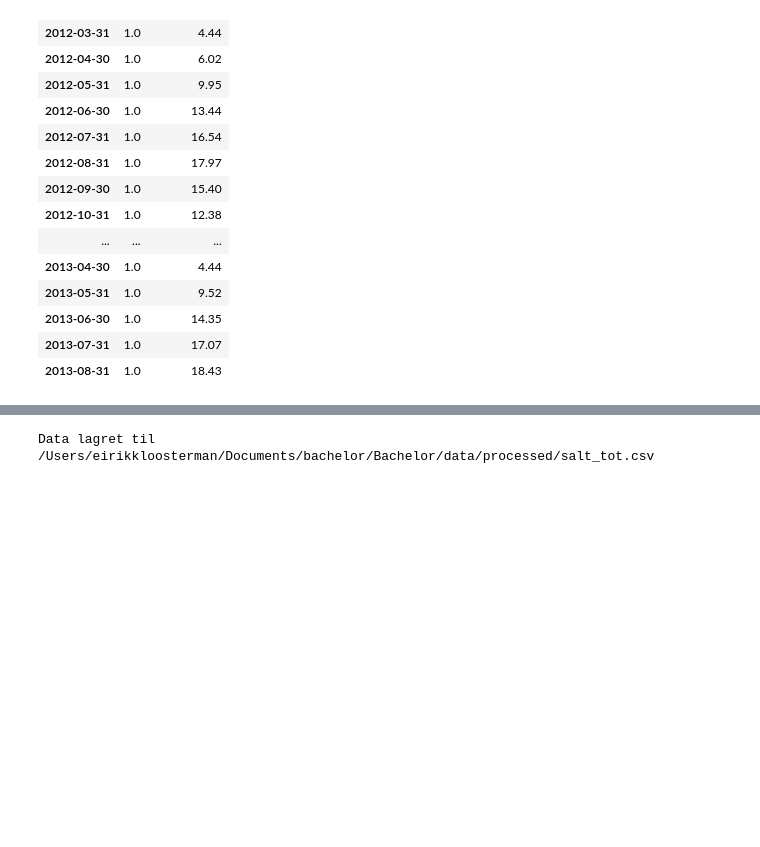
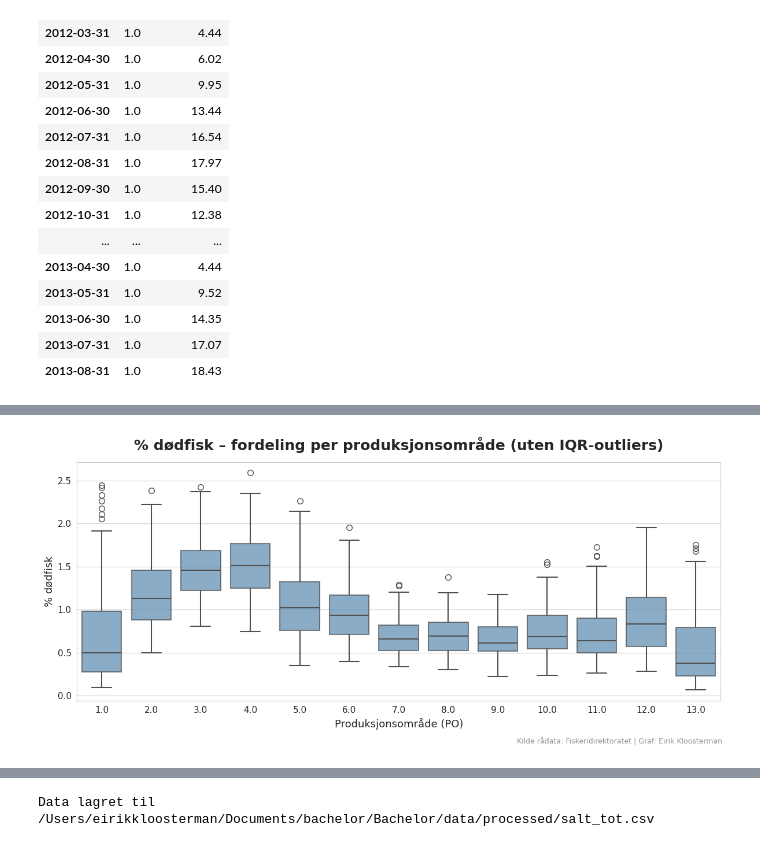
Before and after one commit to kavlikaviar/Bachelor, a Jupyter notebook: dataframe_samlet.ipynb, the cells around one changed output, grey strips where cells are left out. Saved outputs shown, nothing was run; the diff lists cells and outputs as text; code cells hidden in the pictures; blank space fills up the shorter version.

```diff
--- a/dataframe_samlet.ipynb
+++ b/dataframe_samlet.ipynb
@@ -281,7 +281,19 @@ df_biostat.rename(columns={'PO_KODE': 'PO'}, inplace=True)
 df_biostat = df_biostat.drop(columns=['ÅR', 'MÅNED_KODE', 'MÅNED', 'PO_NAVN', 'UTSETTSÅR', 'ARTSID',"UTSETT_SMOLT_STK", 'UTSETT_SMOLT_STK_MINDRE_ENN_500G', 'UTTAK_STK', 'UTTAK_KG', 'UTTAK_SLØYD_KG', 'UTTAK_HODEKAPPET_KG', 'UTTAK_RUNDVEKT_KG', 'UTKAST_STK', 'RØMMING_STK', 'ANDRE_STK'])
 
 #legger til %dødfisk som kolonne
+df_biostat = df_biostat.groupby(['Dato', 'PO'], as_index=False).agg({
+    'BEHFISK_STK': 'sum',
+    'BIOMASSE_KG': 'sum',
+    'FORFORBRUK_KG': 'sum',
+    'DØDFISK_STK': 'sum'
+})
+
+# Fjern rader der BEHFISK_STK er 0 eller NaN (unngå deling på null)
+df_biostat = df_biostat[df_biostat['BEHFISK_STK'] > 0]
+
+# Regn ut % Dødfisk
 df_biostat['% Dødfisk'] = df_biostat['DØDFISK_STK'] / df_biostat['BEHFISK_STK'] * 100
+
 
 #legger til tetthet i PO som kolonne km^2
 arealPO1 = 4598
@@ -311,38 +323,106 @@ df_biostat.loc[df_biostat['PO'] == 7, 'Tetthet'] = df_biostat['BIOMASSE_KG'] / a
 df_biostat.loc[df_biostat['PO'] == 8, 'Tetthet'] = df_biostat['BIOMASSE_KG'] / arealPO8
 df_biostat.loc[df_biostat['PO'] == 9, 'Tetthet'] = df_biostat['BIOMASSE_KG'] / arealPO9
 df_biostat.loc[df_biostat['PO'] == 10, 'Tetthet'] = df_biostat['BIOMASSE_KG'] / arealPO10
 df_biostat.loc[df_biostat['PO'] == 11, 'Tetthet'] = df_biostat['BIOMASSE_KG'] / arealPO11
 df_biostat.loc[df_biostat['PO'] == 12, 'Tetthet'] = df_biostat['BIOMASSE_KG'] / arealPO12
 df_biostat.loc[df_biostat['PO'] == 13, 'Tetthet'] = df_biostat['BIOMASSE_KG'] / arealPO13
 
 #samle data når ett PO har flere rader i samme måned
 df_biostat = df_biostat.groupby(['Dato', 'PO']).agg({
     'BEHFISK_STK': 'sum',
     'BIOMASSE_KG': 'sum',
     'FORFORBRUK_KG': 'sum',
     'DØDFISK_STK': 'sum',
     '% Dødfisk': 'mean',
     'Tetthet': 'mean'
 }).reset_index()
 
 #forforbruk i kg per biomasse i kg slik at det kan sammenlignes over forskjellige PO
 df_biostat['% FORFORBRUK'] = df_biostat['FORFORBRUK_KG'] / df_biostat['BIOMASSE_KG']
 #gjør om til prosent
 df_biostat['% FORFORBRUK'] = df_biostat['% FORFORBRUK'] * 100
 
 
 #sortere etter PO
 df_biostat = df_biostat.sort_values(by=['PO', 'Dato'])
 
 df_biostat.set_index("Dato", inplace=True)
 
+
+import matplotlib.pyplot as plt
+import seaborn as sns
+import matplotlib as mpl
+
+col = "% Dødfisk"
+
+def remove_iqr_outliers(df, group_col, value_col):
+    def iqr_filter(group):
+        Q1 = group[value_col].quantile(0.25)
+        Q3 = group[value_col].quantile(0.75)
+        IQR = Q3 - Q1
+        lower = Q1 - 1.5 * IQR
+        upper = Q3 + 1.5 * IQR
+        return group[(group[value_col] >= lower) & (group[value_col] <= upper)]
+    return df.groupby(group_col, group_keys=False).apply(iqr_filter)
+
+df_biostat_iqr = remove_iqr_outliers(df_biostat, "PO", col)
+
+import matplotlib.pyplot as plt
+import seaborn as sns
+import matplotlib as mpl
+
+sns.set_style("whitegrid")
+plt.rcParams["figure.dpi"] = 100
+mpl.rcParams["font.family"] = "sans-serif"
+mpl.rcParams["font.sans-serif"] = ["Lato", "DejaVu Sans", "Arial"]
+
+plt.figure(figsize=(12, 6))
+ax = sns.boxplot(
+    data=df_biostat_iqr,
+    x="PO",
+    y=col,
+    color="#4B8BBE",
+    fliersize=7,
+    linewidth=1.5,
+    boxprops=dict(alpha=0.7)
+)
+ax.set_title("% dødfisk – fordeling per produksjonsområde (uten IQR-outliers)", fontsize=18, fontweight="bold", pad=15)
+ax.set_xlabel("Produksjonsområde (PO)", fontsize=13)
+ax.set_ylabel("% dødfisk", fontsize=13)
+plt.suptitle("")
+
+plt.figtext(
+    0.99, 0.01,
+    "Kilde rådata: Fiskeridirektoratet | Graf: Eirik Kloosterman",
+    ha="right",
+    va="bottom",
+    fontsize=9,
+    alpha=0.5
+)
+
+plt.tight_layout(rect=[0, 0.03, 1, 0.95])
+plt.show()
+
+#lager den behandlede dataen til en ny CSV-fil, med dato kolonnoen som første kolonne
+#legger til dato som første kolonne
+# ...eksisterende kode...
+
+# Sørg for at Dato er kolonne, ikke index
+df_biostat = df_biostat.reset_index()
+
+# Nå kan du trygt sette Dato først
+df_biostat = df_biostat[['Dato'] + [col for col in df_biostat.columns if col != 'Dato']]
+df_biostat_iqr = df_biostat_iqr.reset_index()
+# Sørg for at Dato er kolonne, ikke index
+df_biostat_iqr = df_biostat_iqr.reset_index()
+# Nå kan du trygt sette Dato først
+df_biostat_iqr = df_biostat_iqr[['Dato'] + [col for col in df_biostat_iqr.columns if col != 'Dato']]
+# Lagre den behandlede dataen til en ny CSV-fil
+output_path = "/Users/eirikkloosterman/Documents/bachelor/Bachelor/data/processed/biostat_po.csv"
+df_biostat_iqr.to_csv(output_path, index=False, sep=';')
+print(f"\nData lagret til {output_path}")
+
+
 df_biostat.head()
-
-col = "% Dødfisk"  # Sett ønsket kolonnenavn her
-
-plt.figure(figsize=(10,4))
-df_biostat.boxplot(column=col, by="PO")
-plt.title(f"Boxplot av {col} per PO")
-plt.suptitle("")
-plt.show()
 # %% [output]
+[figure, new version]
```
Also changed, not shown: parts of 6 cells of this notebook, 9 other files.
